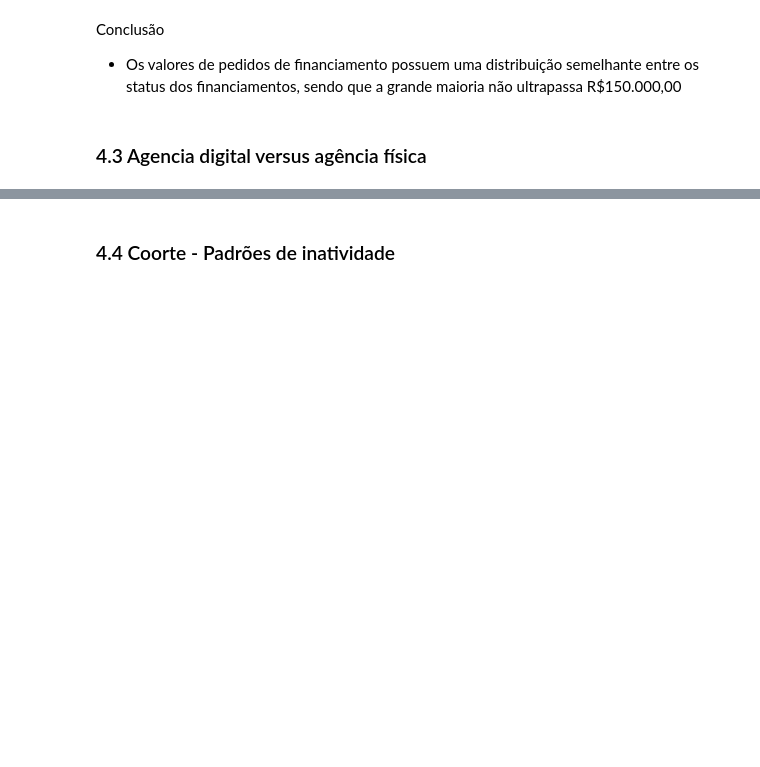
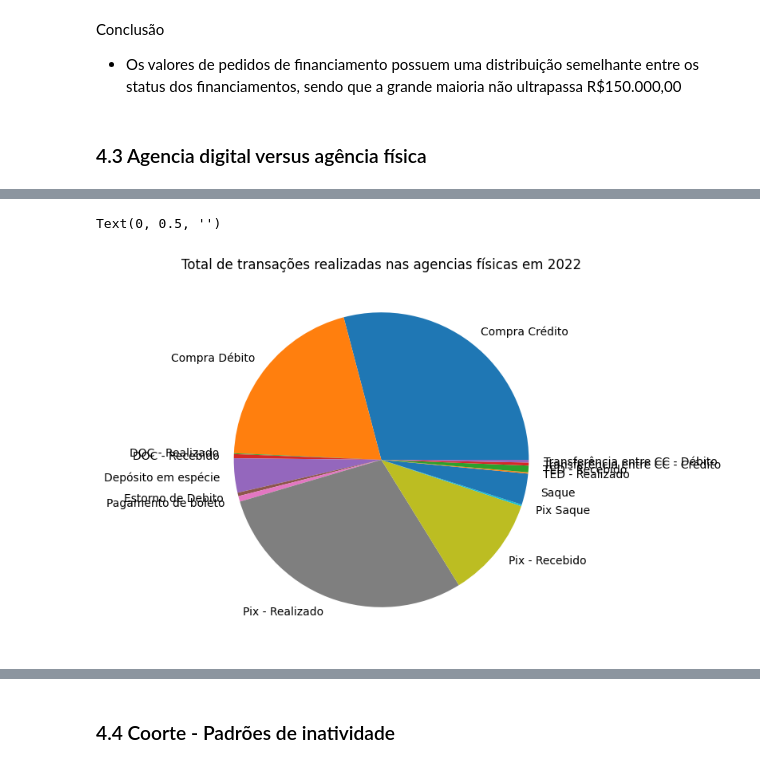
Before and after one commit to renanpan/Projeto_banco_KPI, a Jupyter notebook: lighthouse_DA_project.ipynb, the cells around one changed output, grey strips where cells are left out. Cells and saved outputs as stored; diff of their text form; code cells hidden in the pictures; blank space fills up the shorter version.

```diff
--- a/lighthouse_DA_project.ipynb
+++ b/lighthouse_DA_project.ipynb
@@ -779,0 +760,16 @@ plt.ylabel('')
+# %%
+#Qual o total de transações financeiras em agencias físicas?
+transacoes_agencia_fisica = agencia_fisica_2022.groupby('nome_transacao')['cod_agencia'].count()
+
+#descobrindo a porcentagem de representação de cada uma das transações
+transacoes_por_agencia_fisica_total = transacoes_agencia_fisica.sum()
+
+transacoes_por_agencia_fisica_porcent = (transacoes_agencia_fisica/transacoes_por_agencia_fisica_total)*100
+
+plt.figure(figsize=[10,6])
+transacoes_por_agencia_fisica_porcent.plot(kind='pie')
+plt.title('Total de transações realizadas nas agencias físicas em 2022')
+plt.ylabel('')
+# %% [output]
+Text(0, 0.5, '')
+[figure, added]
```
Also changed, not shown: parts of 7 cells of this notebook.
